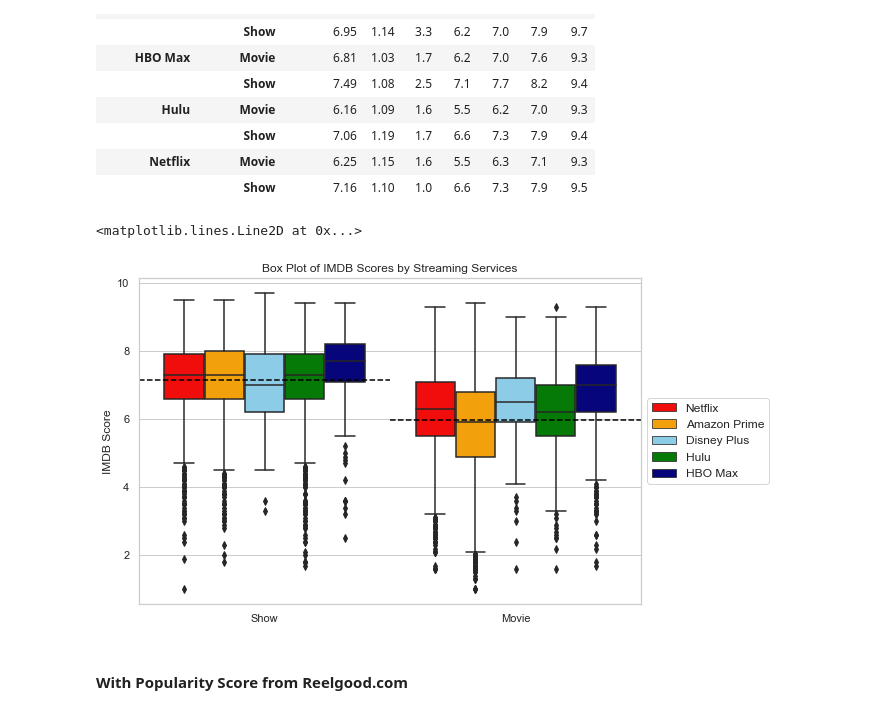
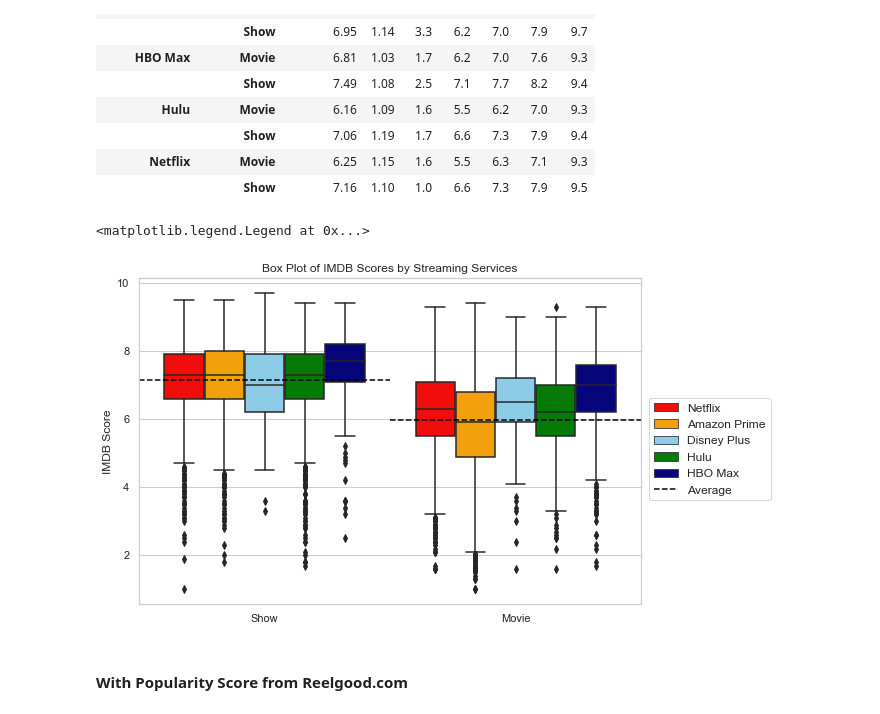
Before and after one commit to ryanhpark/Streaming_Sites_Web_Scraping, a Jupyter notebook: EDA_Streaming_Sites.ipynb, the cells around one changed output. Saved outputs shown, nothing was run; the diff lists cells and outputs as text; code cells hidden in the pictures.

```diff
--- a/EDA_Streaming_Sites.ipynb
+++ b/EDA_Streaming_Sites.ipynb
@@ -184,14 +206,21 @@ imdb
 # %%
 g = sns.boxplot(data = df, x = "movie_or_tv", y = "imdb_score", hue = "web_name", palette = palette, saturation = 0.9)
 plt.title("Box Plot of IMDB Scores by Streaming Services")
 plt.xlabel("")
 plt.ylabel("IMDB Score")
 plt.legend(fontsize = 12, bbox_to_anchor=(1,0.65))
 g.axhline(5.98, color = "black", linestyle = '--', xmin = 0.5)
 g.axhline(7.14, color = "black",linestyle = '--', xmax = 0.5)
+
+# manually define a new patch
+from matplotlib.lines import Line2D
+handles, labels = plt.gca().get_legend_handles_labels()
+line = Line2D([0],[0],color='black', label='Average', ls = "--")
+handles.append(line)
+plt.legend(handles=handles, fontsize = 12, bbox_to_anchor=(1.27,0.65))
 # %% [output]
-<matplotlib.lines.Line2D at 0x...>
+<matplotlib.legend.Legend at 0x...>
-[figure, old version]
+[figure, new version]
 # %% [markdown]
 #### With Popularity Score from Reelgood.com
 # %% [markdown]
```
Also changed, not shown: parts of 14 cells of this notebook.
